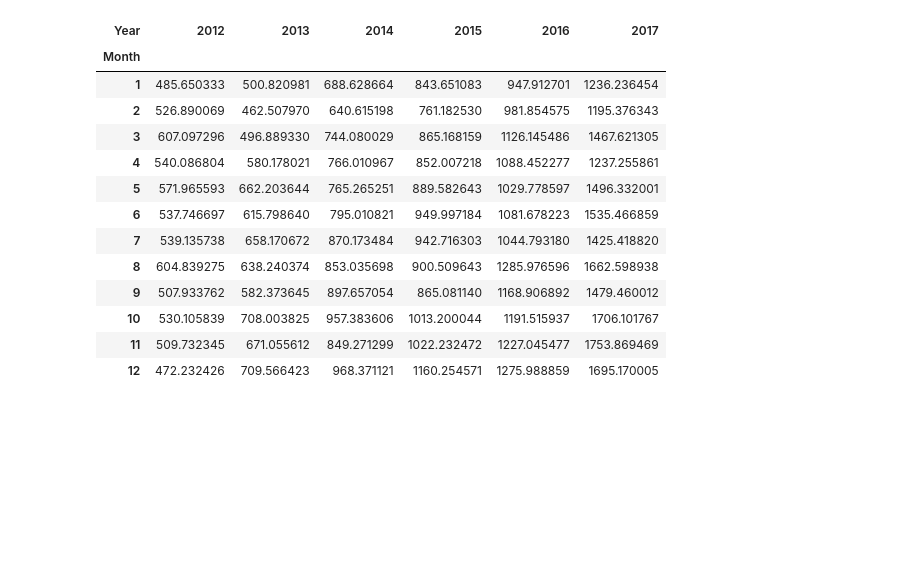
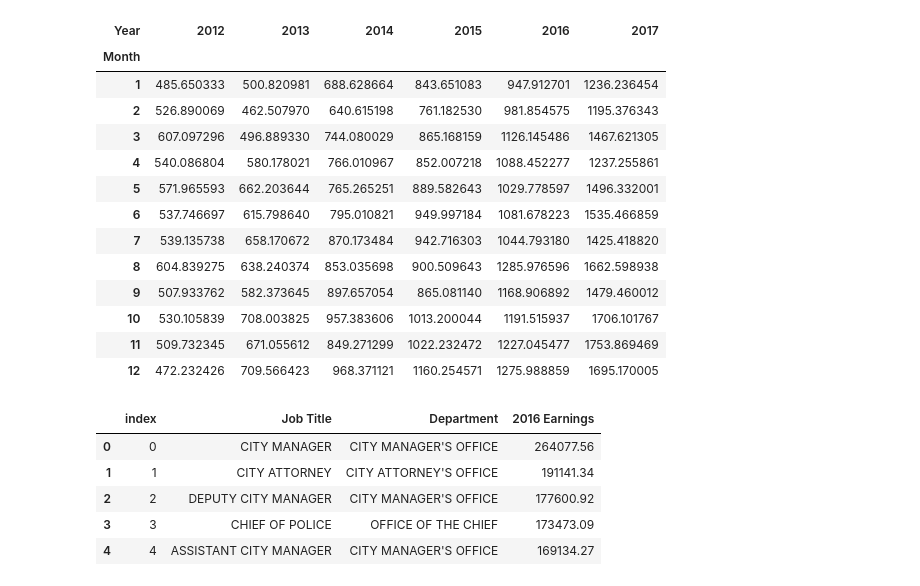
Before and after one commit to chipoglesby/cityOfFortCollinsPayees, a Jupyter notebook: Data Wrangling.ipynb, the cells around one changed output. Cells and saved outputs as stored; diff of their text form; code cells hidden in the pictures; blank space fills up the shorter version.

Commit message:
cleaned up wrangling added sqlite3

```diff
--- a/Data Wrangling.ipynb
+++ b/Data Wrangling.ipynb
@@ -273,3 +264,7 @@ pd.pivot_table(msft, index='Month', columns = 'Year', values = 'MSFT', aggfunc =
 | 10 | 530.105839 | 708.003825 | 957.383606 | 1013.200044 | 1191.515937 | 1706.101767 |
 | 11 | 509.732345 | 671.055612 | 849.271299 | 1022.232472 | 1227.045477 | 1753.869469 |
 | 12 | 472.232426 | 709.566423 | 968.371121 | 1160.254571 | 1275.988859 | 1695.170005 |
+# %%
+### We can look at pulling from a database
+import sqlite3
+conn = sqlite3.connect('example.db')
@@ -275,0 +274,10 @@ pd.pivot_table(msft, index='Month', columns = 'Year', values = 'MSFT', aggfunc =
+# %%
+df_db = pd.read_sql('SELECT * FROM foco_earnings_2016', con = conn)
+df_db.head()
+# %% [output]
+|  | index | Job Title | Department | 2016 Earnings |
+| 0 | 0 | CITY MANAGER | CITY MANAGER'S OFFICE | 264077.56 |
+| 1 | 1 | CITY ATTORNEY | CITY ATTORNEY'S OFFICE | 191141.34 |
+| 2 | 2 | DEPUTY CITY MANAGER | CITY MANAGER'S OFFICE | 177600.92 |
+| 3 | 3 | CHIEF OF POLICE | OFFICE OF THE CHIEF | 173473.09 |
+| 4 | 4 | ASSISTANT CITY MANAGER | CITY MANAGER'S OFFICE | 169134.27 |
```
Also changed, not shown: parts of 7 cells of this notebook.
